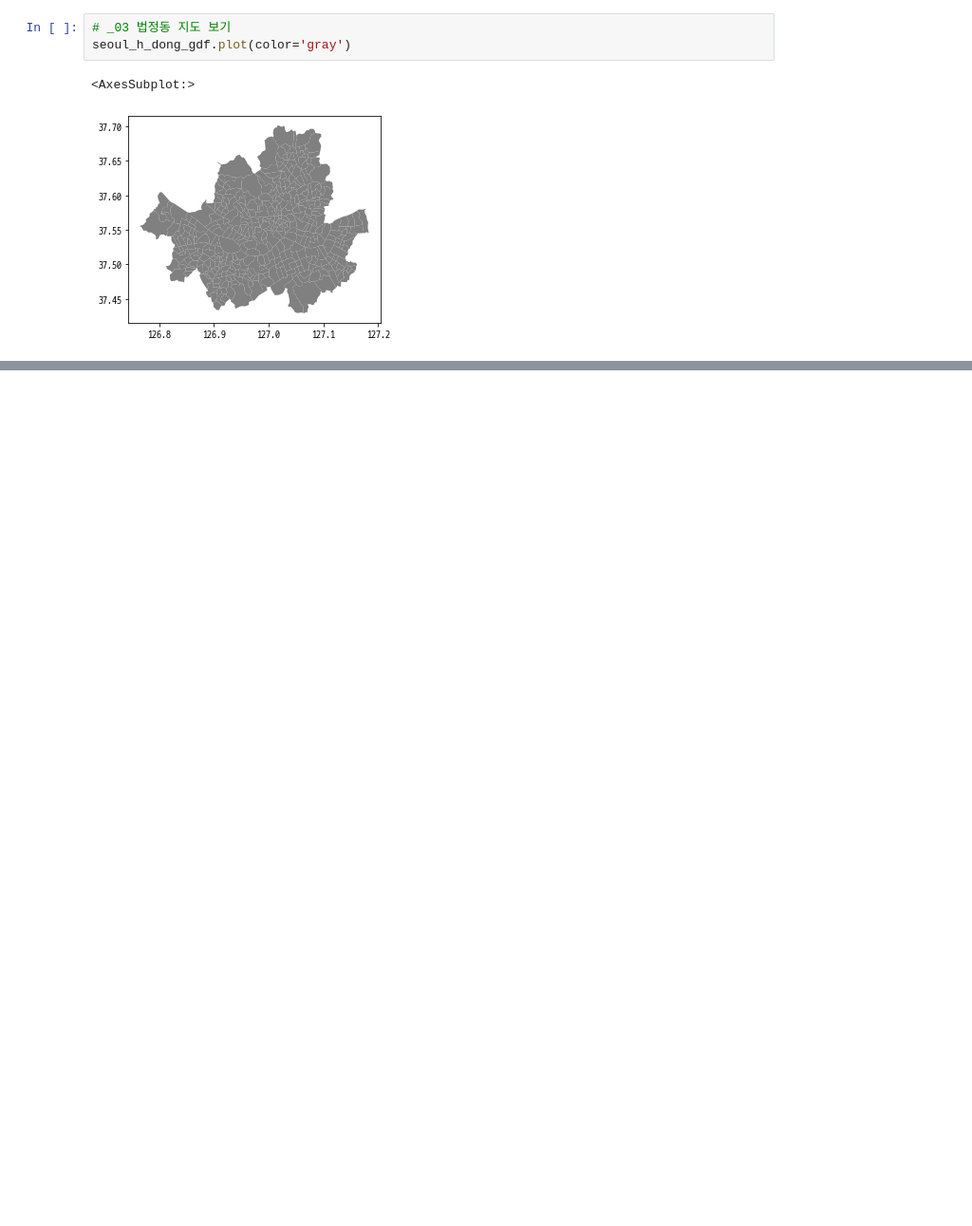
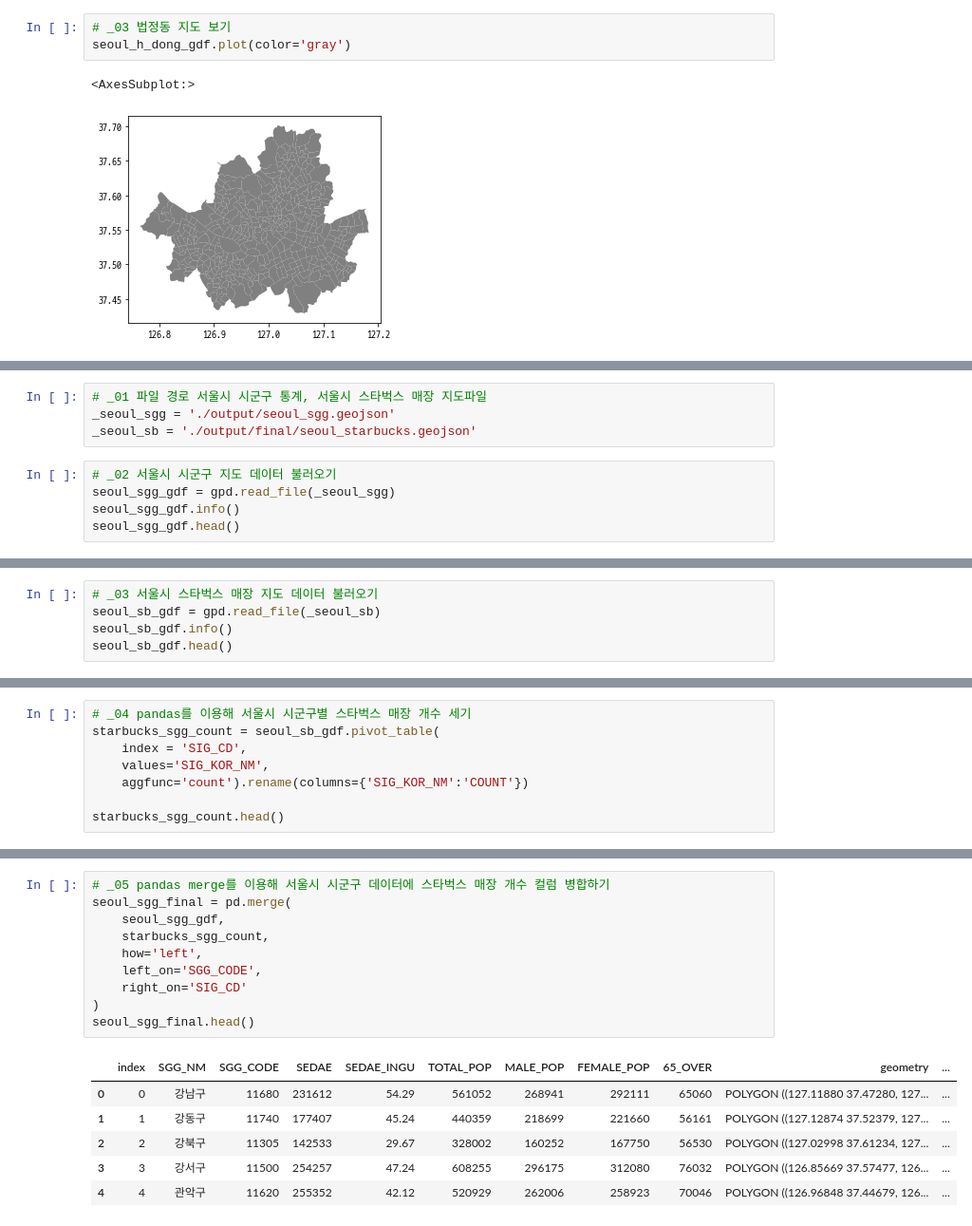
Before and after one commit to Daikoku1/Daikoku_Python, a Jupyter notebook: GeoPandas/Tutorial/Geo_data_with_Python_2nd.ipynb, the cells around one changed output, grey strips where cells are left out. Shown at 95% size. Cells and saved outputs as stored; diff of their text form; blank space fills up the shorter version.

```diff
--- a/GeoPandas/Tutorial/Geo_data_with_Python_2nd.ipynb
+++ b/GeoPandas/Tutorial/Geo_data_with_Python_2nd.ipynb
@@ -60,0 +240,9 @@ seoul_h_dong_gdf.plot(color='gray')
+# %%
+# _01 파일 경로 서울시 시군구 통계, 서울시 스타벅스 매장 지도파일
+_seoul_sgg = './output/seoul_sgg.geojson'
+_seoul_sb = './output/final/seoul_starbucks.geojson'
+# %%
+# _02 서울시 시군구 지도 데이터 불러오기
+seoul_sgg_gdf = gpd.read_file(_seoul_sgg)
+seoul_sgg_gdf.info()
+seoul_sgg_gdf.head()
@@ -60,0 +273,5 @@ seoul_h_dong_gdf.plot(color='gray')
+# %%
+# _03 서울시 스타벅스 매장 지도 데이터 불러오기
+seoul_sb_gdf = gpd.read_file(_seoul_sb)
+seoul_sb_gdf.info()
+seoul_sb_gdf.head()
@@ -60,0 +298,8 @@ seoul_h_dong_gdf.plot(color='gray')
+# %%
+# _04 pandas를 이용해 서울시 시군구별 스타벅스 매장 개수 세기
+starbucks_sgg_count = seoul_sb_gdf.pivot_table(
+    index = 'SIG_CD',
+    values='SIG_KOR_NM',
+    aggfunc='count').rename(columns={'SIG_KOR_NM':'COUNT'})
+
+starbucks_sgg_count.head()
@@ -60,0 +314,17 @@ seoul_h_dong_gdf.plot(color='gray')
+# %%
+# _05 pandas merge를 이용해 서울시 시군구 데이터에 스타벅스 매장 개수 컬럼 병합하기
+seoul_sgg_final = pd.merge(
+    seoul_sgg_gdf,
+    starbucks_sgg_count,
+    how='left',
+    left_on='SGG_CODE',
+    right_on='SIG_CD'
+)
+seoul_sgg_final.head()
+# %% [output]
+|  | index | SGG_NM | SGG_CODE | SEDAE | SEDAE_INGU | TOTAL_POP | MALE_POP | FEMALE_POP | 65_OVER | geometry | ... |
+| 0 | 0 | 강남구 | 11680 | 231612 | 54.29 | 561052 | 268941 | 292111 | 65060 | POLYGON ((127.11880 37.47280, 127... | ... |
+| 1 | 1 | 강동구 | 11740 | 177407 | 45.24 | 440359 | 218699 | 221660 | 56161 | POLYGON ((127.12874 37.52379, 127... | ... |
+| 2 | 2 | 강북구 | 11305 | 142533 | 29.67 | 328002 | 160252 | 167750 | 56530 | POLYGON ((127.02998 37.61234, 127... | ... |
+| 3 | 3 | 강서구 | 11500 | 254257 | 47.24 | 608255 | 296175 | 312080 | 76032 | POLYGON ((126.85669 37.57477, 126... | ... |
+| 4 | 4 | 관악구 | 11620 | 255352 | 42.12 | 520929 | 262006 | 258923 | 70046 | POLYGON ((126.96848 37.44679, 126... | ... |
```
Also changed, not shown: parts of 21 cells of this notebook, 3 other files.
